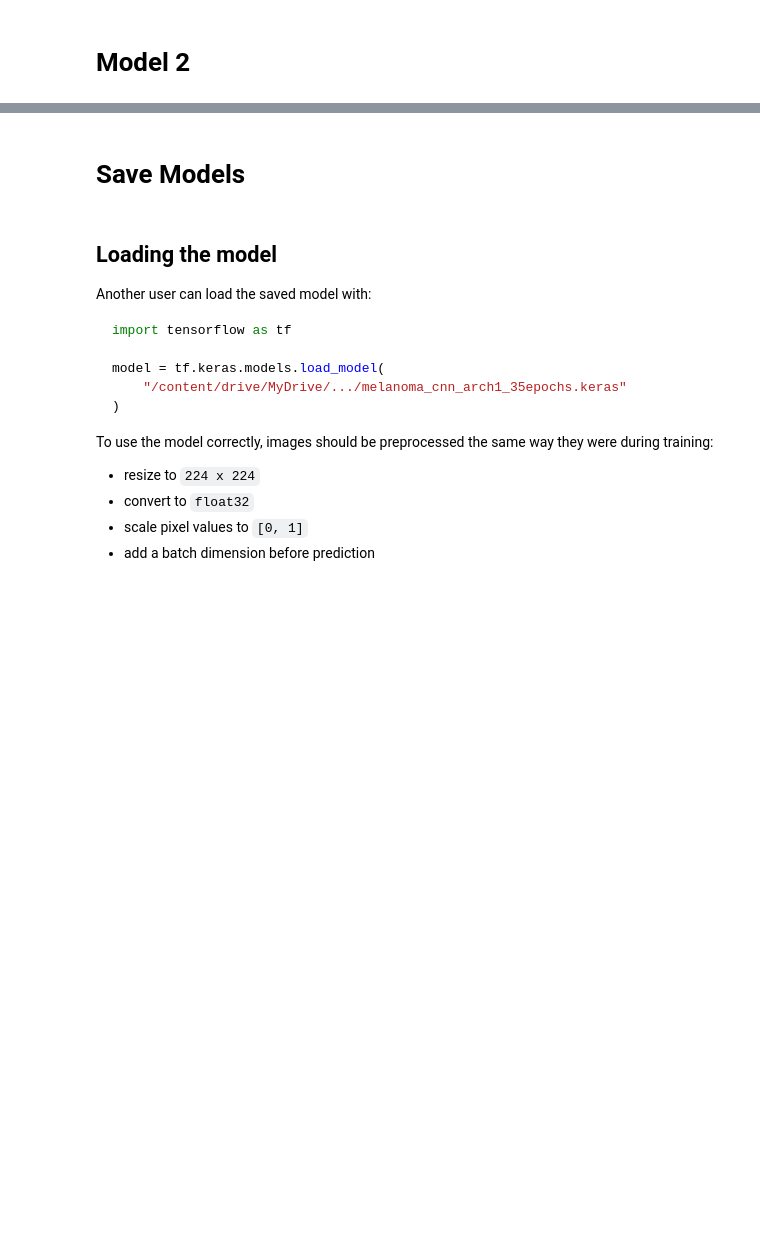
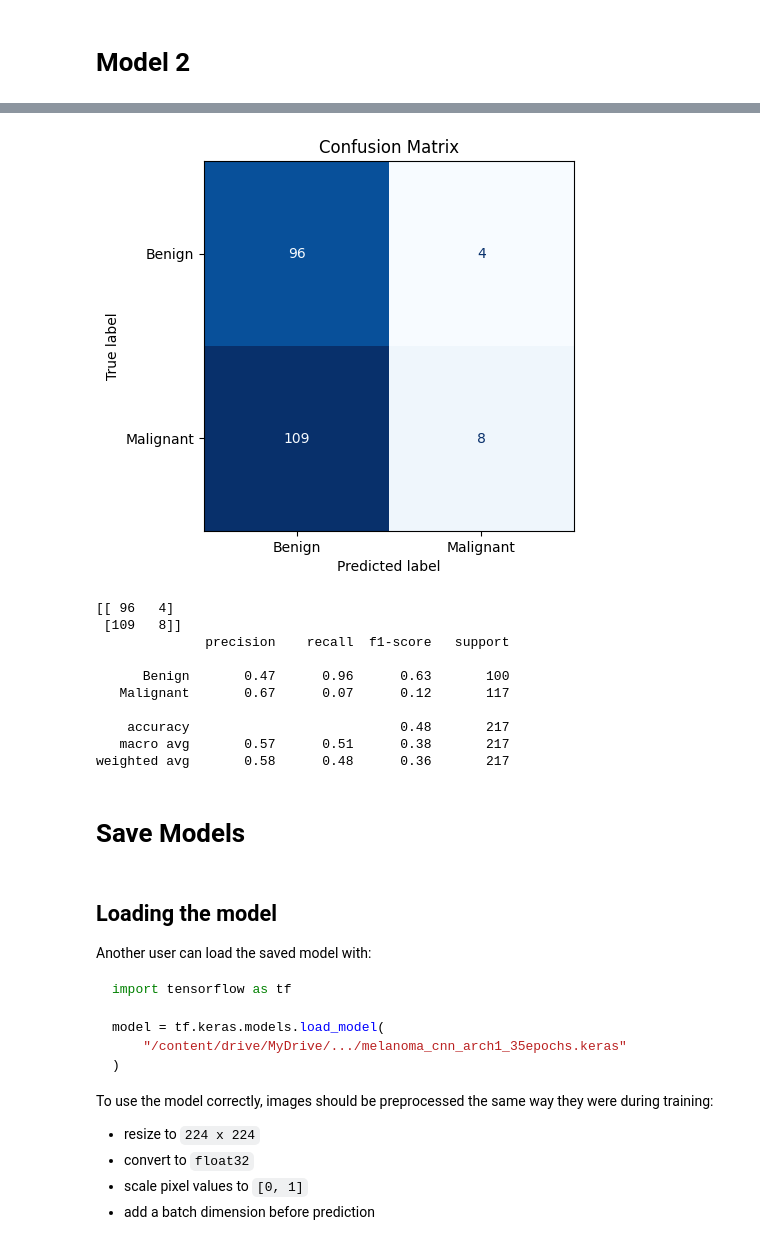
Before and after one commit to YaroslawBagriy/MelanomaDetection, a Jupyter notebook: notebooks/CNN/CNN_discovery.ipynb, the cells around one changed output, grey strips where cells are left out. Cells and saved outputs as stored; diff of their text form; code cells hidden in the pictures; blank space fills up the shorter version.

```diff
--- a/notebooks/CNN/CNN_discovery.ipynb
+++ b/notebooks/CNN/CNN_discovery.ipynb
@@ -445,0 +560,7 @@ weighted avg       0.67      0.66      0.66       217
+# %%
+# predict
+threshold = 0.5
+
+y_prob_3 = model_3.predict(test_dataset)
+y_pred_3 = (y_prob_3 > threshold).astype(int)
+y_true_3 = test_df["label"].values
@@ -446,3 +569,17 @@ weighted avg       0.67      0.66      0.66       217
+# %%
+plot_confusion_matrix(y_true_3, y_pred_3)
+# %% [output]
+[figure, added]
+[[ 96   4]
+ [109   8]]
+              precision    recall  f1-score   support
+
+      Benign       0.47      0.96      0.63       100
+   Malignant       0.67      0.07      0.12       117
+
+    accuracy                           0.48       217
+   macro avg       0.57      0.51      0.38       217
+weighted avg       0.58      0.48      0.36       217
 # %% [markdown]
 # Save Models
 # %%
```
Also changed, not shown: parts of 20 cells of this notebook, 2 other files.
